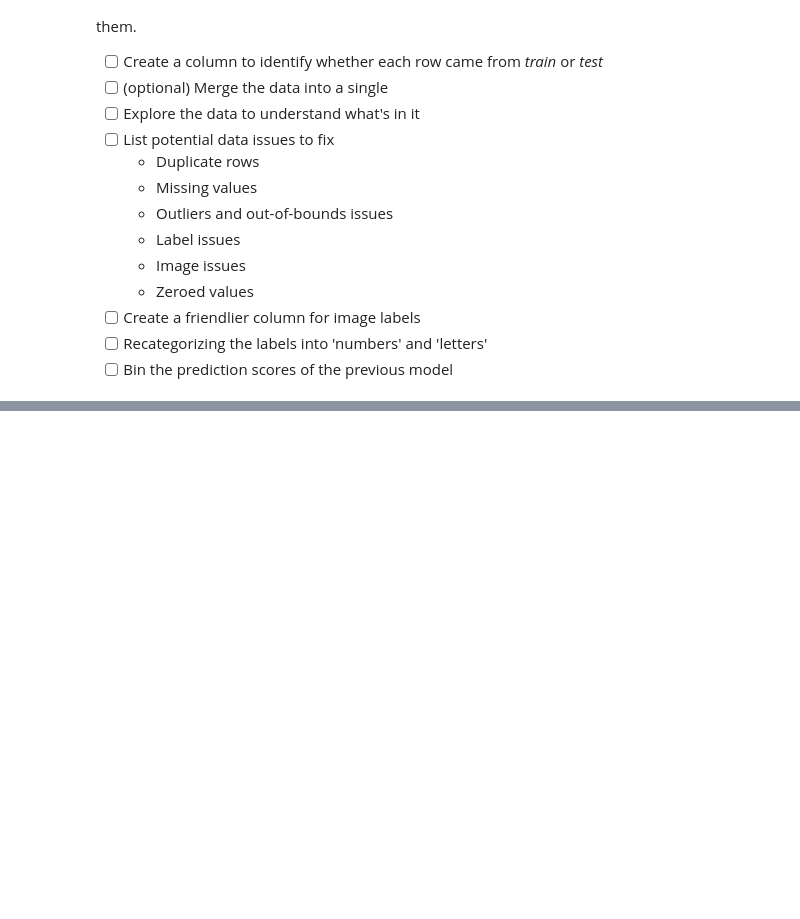
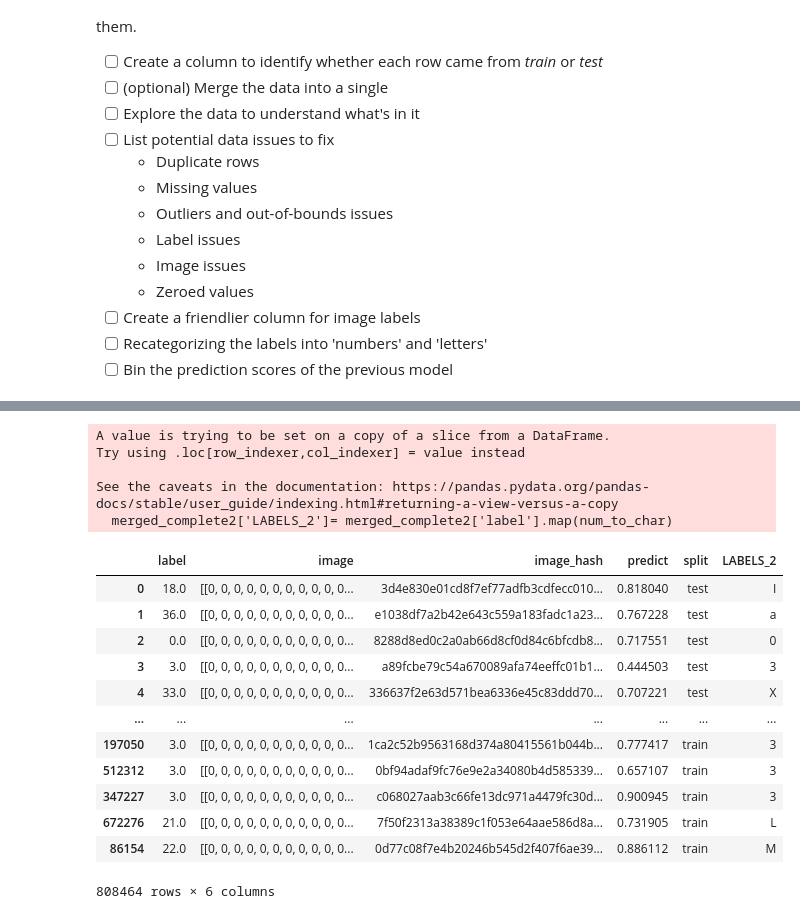
Before and after one commit to christopherseaman/datasci_223, a Jupyter notebook: exercises/2-data-munging/exercise-dirty_emnist.ipynb, the cells around one changed output, grey strips where cells are left out. Drawn from its saved outputs; the diff is of its cells as text; code cells hidden in the pictures; blank space fills up the shorter version.

```diff
--- a/exercises/2-data-munging/exercise-dirty_emnist.ipynb
+++ b/exercises/2-data-munging/exercise-dirty_emnist.ipynb
@@ -273,0 +371,12 @@ merged.duplicated
+# %%
+#2 Assess and remove missing values
+
+#Tabulate the number of missing values, integrating the changes made converting the "bad_labels" to NaN
+missing_values = merged_replace_na.isnull().sum()
+print(missing_values)
+
+#Create a dataframe "merged_complete" with missing values removed
+merged_complete=merged.dropna()
+display(merged_complete)
+#Confirm that all missing values have been removed
+merged_complete.isnull().sum()
@@ -273,0 +409,17 @@ merged.duplicated
+# %%
+#3. Remove outliers/ out of bounds data
+
+#The predict column has values > 1 and <0, which are errors. I have chosen to remove these, even though it is "pretend" data
+
+#Removed predict values that are outside of the range of possible values (0 to 1)
+merged_complete2 = merged_complete[(merged_complete['predict'] > 0.0) & (merged_complete['predict'] < 1.0)]
+print(merged_complete2.describe()) #ensure values are within the range of normal
+
+#Add Bin for predict columns
+predict_bins = pd.cut(merged_complete2['predict'], 4)
+display(predict_bins)
+
+# merged_complete2['PredictBins'] = predict_bins
+
+# Display the DataFrame with the new column
+display(merged_complete2)
@@ -273,0 +462,24 @@ merged.duplicated
+# %%
+#4. Address label issues and create a new label column. Recategorize into numbers and letters
+
+merged_complete2['LABELS_2']= merged_complete2['label'].map(num_to_char)
+display(merged_complete2)
+# %% [output]
+A value is trying to be set on a copy of a slice from a DataFrame.
+Try using .loc[row_indexer,col_indexer] = value instead
+
+See the caveats in the documentation: https://pandas.pydata.org/pandas-docs/stable/user_guide/indexing.html#returning-a-view-versus-a-copy
+  merged_complete2['LABELS_2']= merged_complete2['label'].map(num_to_char)
+|  | label | image | image_hash | predict | split | LABELS_2 |
+| 0 | 18.0 | [[0, 0, 0, 0, 0, 0, 0, 0, 0, 0, 0... | 3d4e830e01cd8f7ef77adfb3cdfecc010... | 0.818040 | test | I |
+| 1 | 36.0 | [[0, 0, 0, 0, 0, 0, 0, 0, 0, 0, 0... | e1038df7a2b42e643c559a183fadc1a23... | 0.767228 | test | a |
+| 2 | 0.0 | [[0, 0, 0, 0, 0, 0, 0, 0, 0, 0, 0... | 8288d8ed0c2a0ab66d8cf0d84c6bfcdb8... | 0.717551 | test | 0 |
+| 3 | 3.0 | [[0, 0, 0, 0, 0, 0, 0, 0, 0, 0, 0... | a89fcbe79c54a670089afa74eeffc01b1... | 0.444503 | test | 3 |
+| 4 | 33.0 | [[0, 0, 0, 0, 0, 0, 0, 0, 0, 0, 0... | 336637f2e63d571bea6336e45c83ddd70... | 0.707221 | test | X |
+| ... | ... | ... | ... | ... | ... | ... |
+| 197050 | 3.0 | [[0, 0, 0, 0, 0, 0, 0, 0, 0, 0, 0... | 1ca2c52b9563168d374a80415561b044b... | 0.777417 | train | 3 |
+| 512312 | 3.0 | [[0, 0, 0, 0, 0, 0, 0, 0, 0, 0, 0... | 0bf94adaf9fc76e9e2a34080b4d585339... | 0.657107 | train | 3 |
+| 347227 | 3.0 | [[0, 0, 0, 0, 0, 0, 0, 0, 0, 0, 0... | c068027aab3c66fe13dc971a4479fc30d... | 0.900945 | train | 3 |
+| 672276 | 21.0 | [[0, 0, 0, 0, 0, 0, 0, 0, 0, 0, 0... | 7f50f2313a38389c1f053e64aae586d8a... | 0.731905 | train | L |
+| 86154 | 22.0 | [[0, 0, 0, 0, 0, 0, 0, 0, 0, 0, 0... | 0d77c08f7e4b20246b545d2f407f6ae39... | 0.886112 | train | M |
+808464 rows × 6 columns
```
Also changed, not shown: parts of 19 cells of this notebook, 2 other files.
